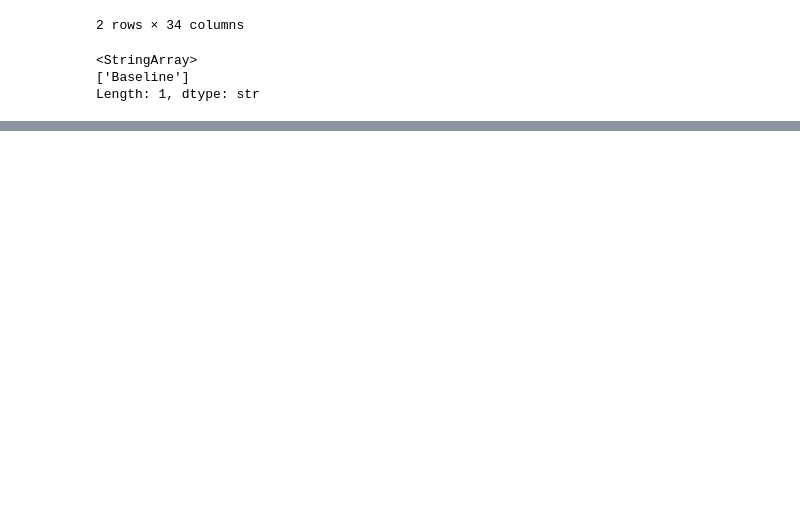
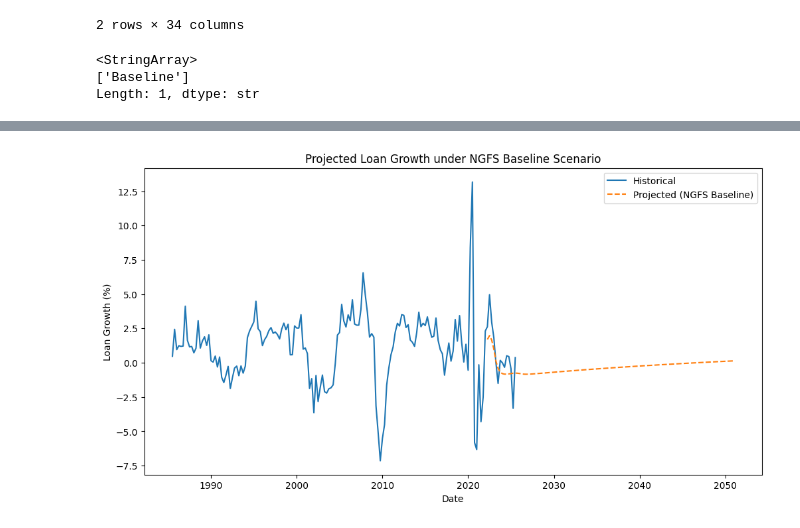
Before and after one commit to gpointd/ECON-522-Forecasting-Project, a Jupyter notebook: Climate Data/climate_analysis_riddhi.ipynb, the cells around one changed output, grey strips where cells are left out. Saved outputs shown, nothing was run; the diff lists cells and outputs as text; code cells hidden in the pictures; blank space fills up the shorter version.

```diff
--- a/Climate Data/climate_analysis_riddhi.ipynb
+++ b/Climate Data/climate_analysis_riddhi.ipynb
@@ -827,0 +889,65 @@ Length: 1, dtype: str
+# %%
+import pandas as pd
+import matplotlib.pyplot as plt
+import numpy as np
+
+# --- Step 1: NGFS annual GDP data (replace with your full NGFS baseline) ---
+ngfs_gdp = pd.DataFrame({
+    "YEAR": np.arange(2022, 2051),  # 2022 to 2050
+    "GDP": [
+        22359.53, 22819.14, 23253.33, 23681.21, 24132.87,  # 2022-2026 example
+        24587.12, 25043.98, 25503.45, 25965.55, 26430.28,  # 2027-2031
+        26897.65, 27367.68, 27840.37, 28315.74, 28793.79,  # 2032-2036
+        29274.52, 29757.94, 30244.06, 30732.89, 31224.44,  # 2037-2041
+        31718.73, 32215.77, 32715.57, 33218.15, 33723.52,  # 2042-2046
+        34231.69, 34742.68, 35256.51, 35773.18                # 2047-2050
+    ]
+})
+
+# --- Step 2: Compute annual GDP growth ---
+ngfs_gdp['gdp_growth'] = ngfs_gdp['GDP'].pct_change() * 100
+
+# --- Step 3: Interpolate to quarterly ---
+quarterly_dates = pd.date_range(start="2022-03-31", end="2050-12-31", freq='QE')
+# Repeat annual growth for each quarter (linear interpolation)
+annual_idx = np.linspace(0, len(quarterly_dates)-1, len(ngfs_gdp))
+quarterly_growth = np.interp(
+    np.arange(len(quarterly_dates)), annual_idx, ngfs_gdp['gdp_growth'].fillna(0)
+)
+
+# --- Step 4: Initialize projection DataFrame ---
+proj = pd.DataFrame({"DATE": quarterly_dates})
+proj['gdp_growth'] = quarterly_growth
+
+# --- Step 5: Initialize lagged loan growth and unemployment ---
+# Use last historical values from macro
+proj['loan_growth_lag1'] = macro['loan_growth'].iloc[-1]  # last observed
+proj['unemployment_rate'] = macro['unemployment_rate'].iloc[-1]  # hold constant
+
+# --- Step 6: Coefficients from last OLS ---
+coef = {"const": 2.5835, "gdp_growth": -0.9678, "unemployment_rate": -0.2627, "loan_growth_lag1": 0.5783}
+
+# --- Step 7: Project loan growth ---
+preds = []
+for i in range(len(proj)):
+    lg_lag = proj['loan_growth_lag1'].iloc[i]
+    gdp = proj['gdp_growth'].iloc[i]
+    ur = proj['unemployment_rate'].iloc[i]
+    pred = coef['const'] + coef['gdp_growth']*gdp + coef['unemployment_rate']*ur + coef['loan_growth_lag1']*lg_lag
+    preds.append(pred)
+    if i < len(proj)-1:
+        proj.at[i+1, 'loan_growth_lag1'] = pred
+
+proj['predicted_loan_growth'] = preds
+
+# --- Step 8: Plot historical + projected ---
+plt.figure(figsize=(12,6))
+plt.plot(macro['DATE'], macro['loan_growth'], label='Historical')
+plt.plot(proj['DATE'], proj['predicted_loan_growth'], label='Projected (NGFS Baseline)', linestyle='--')
+plt.ylabel('Loan Growth (%)')
+plt.xlabel('Date')
+plt.title('Projected Loan Growth under NGFS Baseline Scenario')
+plt.legend()
+plt.show()
+# %% [output]
+[figure, added]
```
Also changed, not shown: parts of 15 cells of this notebook, 1 other file.
